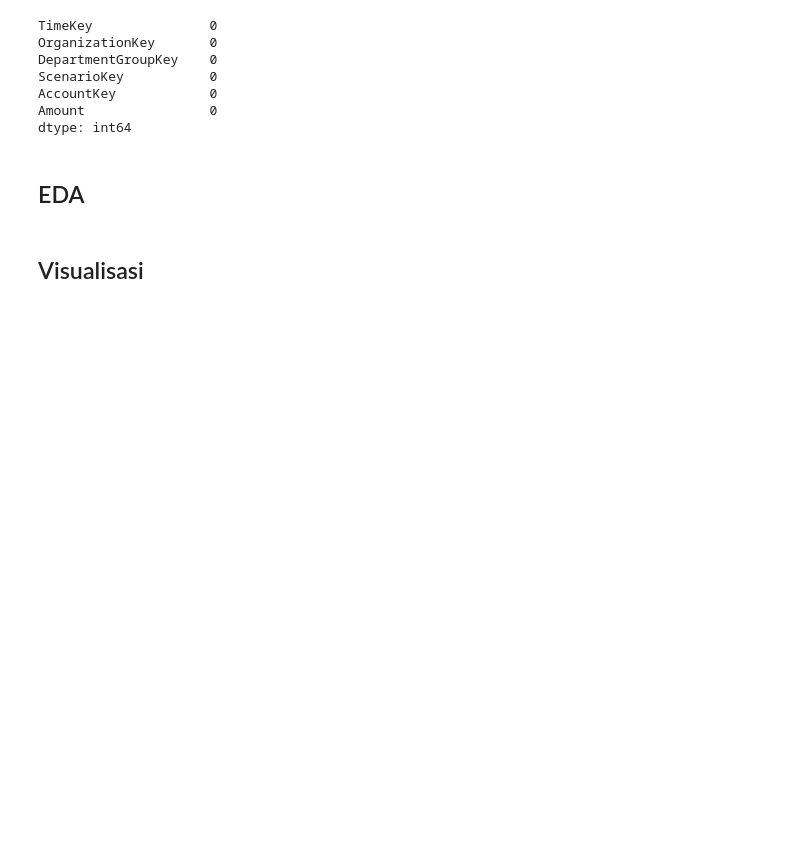
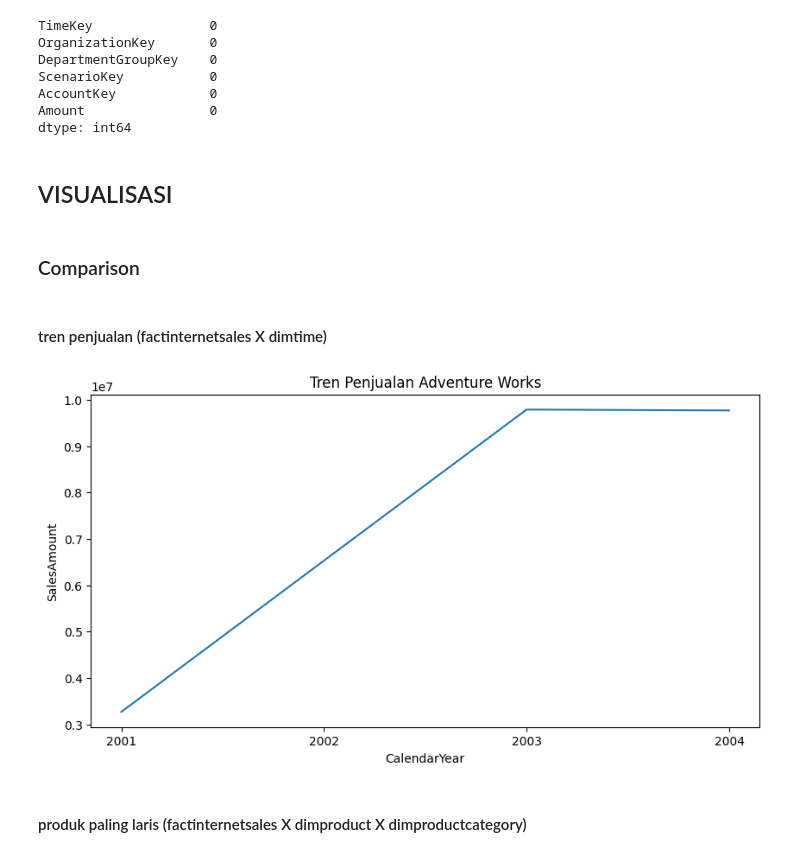
Before and after one commit to Rizukaf-id/UAS-VISUALISASI-DATA, a Jupyter notebook: notebook.ipynb, the cells around one changed output. Drawn from its saved outputs; the diff is of its cells as text; code cells hidden in the pictures; blank space fills up the shorter version.

```diff
--- a/notebook.ipynb
+++ b/notebook.ipynb
@@ -153,6 +155,20 @@ AccountKey            0
 Amount                0
 dtype: int64
 # %% [markdown]
-## EDA
+## VISUALISASI
 # %% [markdown]
-## Visualisasi
+### Comparison
+# %% [markdown]
+#### tren penjualan (factinternetsales X dimtime)
+# %%
+tren_penjualan = fact_internet_sales.merge(dimention_time_df, left_on='OrderDateKey', right_on='TimeKey')
+tren_penjualan = tren_penjualan.groupby('CalendarYear').agg({'SalesAmount': 'sum'}).reset_index()
+# %%
+plt.figure(figsize=(10, 5))
+sns.lineplot(data=tren_penjualan, x='CalendarYear', y='SalesAmount')
+plt.title('Tren Penjualan Adventure Works')
+plt.show()
+# %% [output]
+[figure, added]
+# %% [markdown]
+#### produk paling laris (factinternetsales X dimproduct X dimproductcategory)
```
Also changed, not shown: parts of 18 cells of this notebook, 16 other files.
